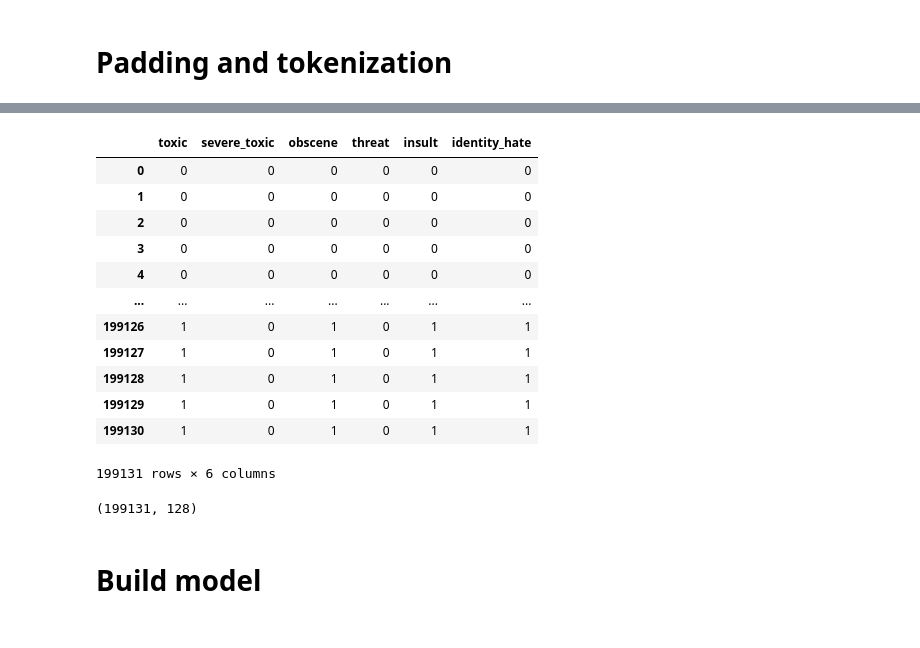
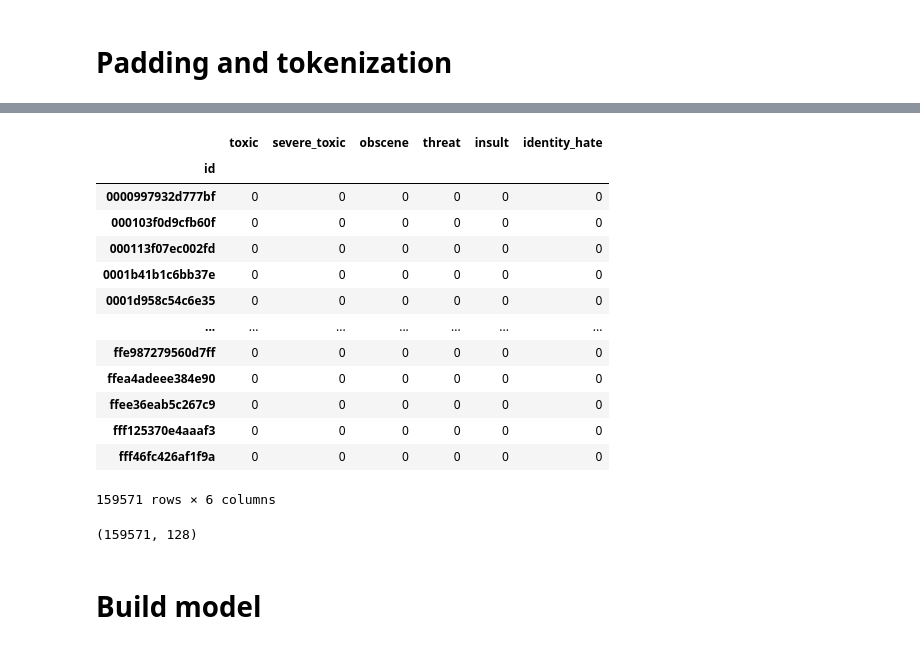
Before and after one commit to montis96/ToxicCommentClassification, a Jupyter notebook: DistilBERT_training.ipynb, the cells around one changed output, grey strips where cells are left out. Drawn from its saved outputs; the diff is of its cells as text; code cells hidden in the pictures.

```diff
--- a/DistilBERT_training.ipynb
+++ b/DistilBERT_training.ipynb
@@ -40,10 +40,8 @@ import matplotlib.pyplot as plt
 # Load data
 # %%
 drive.mount('/content/drive', force_remount = True)
-root_dir = '/content/drive/MyDrive/Toxic_comment_classification_Maggio_Monti/dataset/dataset_augmented/'
-X_train = pd.read_csv(root_dir+'train_augmented.csv', index_col=0)
-
-#X_train = pd.read_csv('./Documents/università/AML/ToxicCommentClassification/train_augmented.csv', index_col=0)
+root_dir = '/content/drive/MyDrive/Toxic_comment_classification_Maggio_Monti/dataset/'
+X_train = pd.read_csv(root_dir+'train.csv', index_col=0)
 
 train_comment = X_train["comment_text"].values
 # %% [output]
@@ -102,20 +103,21 @@ for i in tqdm(range(len(train_comment))):
 # %%
-y_train = X_train.drop(["comment_text", 'is_toxic'] , axis=1)
+y_train = X_train.drop(["comment_text"] , axis=1)
 y_train
 # %% [output]
 |  | toxic | severe_toxic | obscene | threat | insult | identity_hate |
-| 0 | 0 | 0 | 0 | 0 | 0 | 0 |
-| 1 | 0 | 0 | 0 | 0 | 0 | 0 |
-| 2 | 0 | 0 | 0 | 0 | 0 | 0 |
-| 3 | 0 | 0 | 0 | 0 | 0 | 0 |
-| 4 | 0 | 0 | 0 | 0 | 0 | 0 |
+| id |  |  |  |  |  |  |
+| 0000997932d777bf | 0 | 0 | 0 | 0 | 0 | 0 |
+| 000103f0d9cfb60f | 0 | 0 | 0 | 0 | 0 | 0 |
+| 000113f07ec002fd | 0 | 0 | 0 | 0 | 0 | 0 |
+| 0001b41b1c6bb37e | 0 | 0 | 0 | 0 | 0 | 0 |
+| 0001d958c54c6e35 | 0 | 0 | 0 | 0 | 0 | 0 |
 | ... | ... | ... | ... | ... | ... | ... |
-| 199126 | 1 | 0 | 1 | 0 | 1 | 1 |
-| 199127 | 1 | 0 | 1 | 0 | 1 | 1 |
-| 199128 | 1 | 0 | 1 | 0 | 1 | 1 |
-| 199129 | 1 | 0 | 1 | 0 | 1 | 1 |
-| 199130 | 1 | 0 | 1 | 0 | 1 | 1 |
+| ffe987279560d7ff | 0 | 0 | 0 | 0 | 0 | 0 |
+| ffea4adeee384e90 | 0 | 0 | 0 | 0 | 0 | 0 |
+| ffee36eab5c267c9 | 0 | 0 | 0 | 0 | 0 | 0 |
+| fff125370e4aaaf3 | 0 | 0 | 0 | 0 | 0 | 0 |
+| fff46fc426af1f9a | 0 | 0 | 0 | 0 | 0 | 0 |
-199131 rows × 6 columns
+159571 rows × 6 columns
 # %%
 train_id = np.array(padded_ids_train)
 train_mask = np.array(mask_ids_train)
@@ -125,7 +127,7 @@ train_mask =  np.squeeze(train_mask)
 
 print(train_id.shape)
 # %% [output]
-(199131, 128)
+(159571, 128)
 # %% [markdown]
 # Build model
 # %%
```
Also changed, not shown: parts of 14 cells of this notebook, 6 other files.
